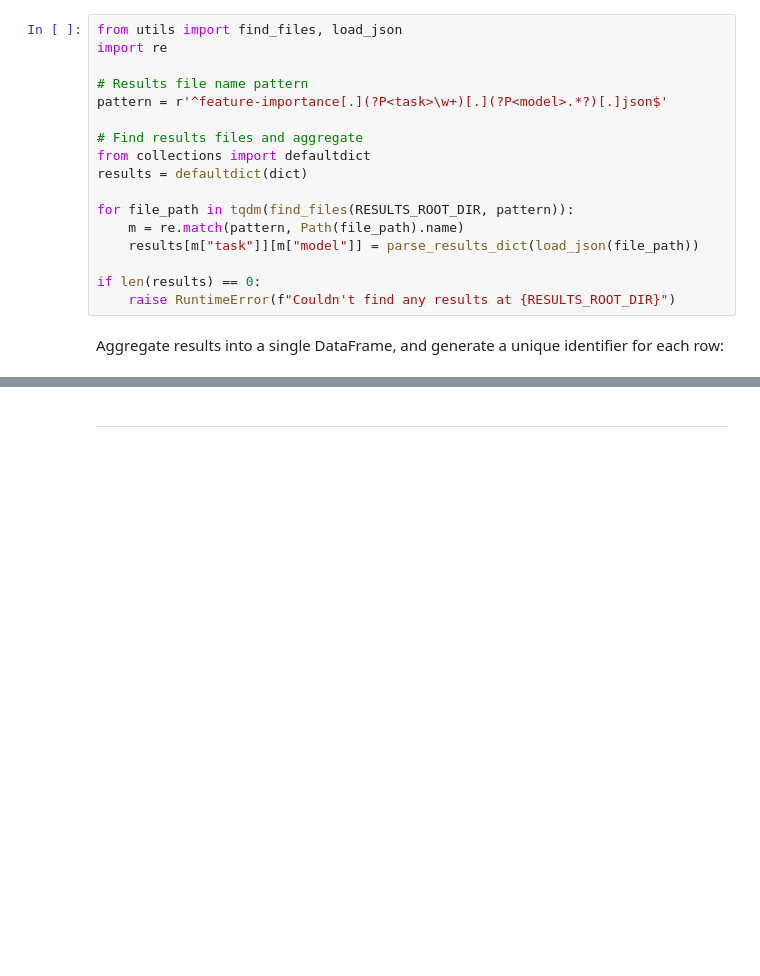
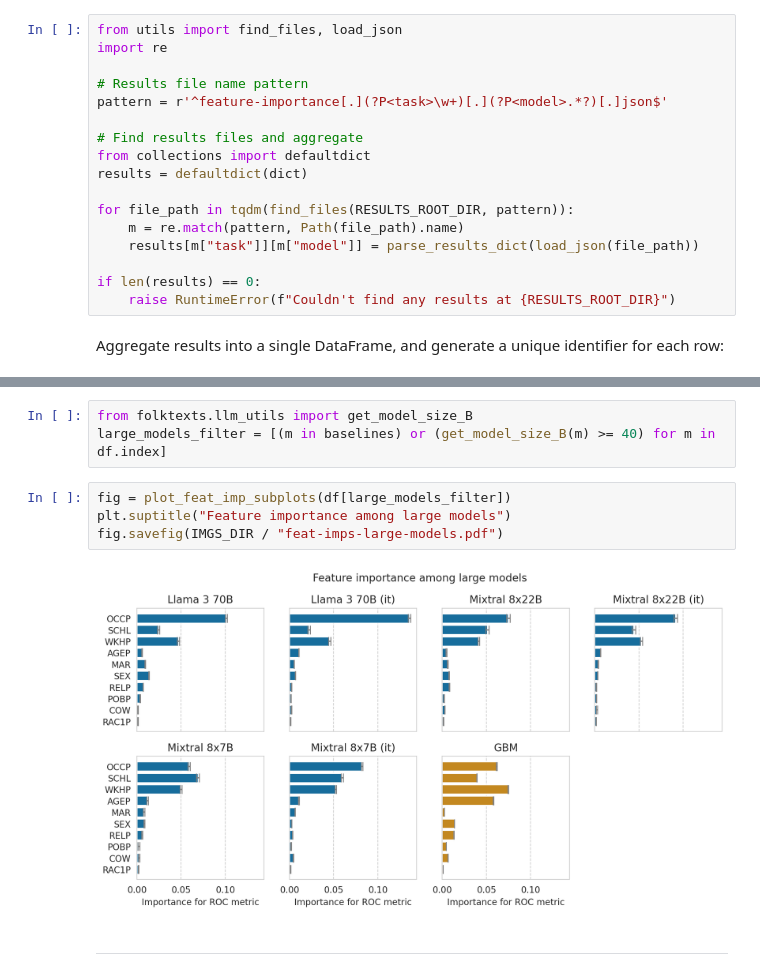
Before and after one commit to socialfoundations/folktexts, a Jupyter notebook: notebooks/parse-feature-importance-results.ipynb, the cells around one changed output, grey strips where cells are left out. Cells and saved outputs as stored; diff of their text form; blank space fills up the shorter version.

```diff
--- a/notebooks/parse-feature-importance-results.ipynb
+++ b/notebooks/parse-feature-importance-results.ipynb
@@ -101,2 +243,11 @@ results_df.to_csv(Path(RESULTS_ROOT_DIR) / f"aggregated_results.{get_current_tim
+# %%
+from folktexts.llm_utils import get_model_size_B
+large_models_filter = [(m in baselines) or (get_model_size_B(m) >= 40) for m in df.index]
+# %%
+fig = plot_feat_imp_subplots(df[large_models_filter])
+plt.suptitle("Feature importance among large models")
+fig.savefig(IMGS_DIR / "feat-imps-large-models.pdf")
+# %% [output]
+[figure, added]
 # %% [markdown]
 ---
```
Also changed, not shown: parts of 26 cells of this notebook, 2 other files.
